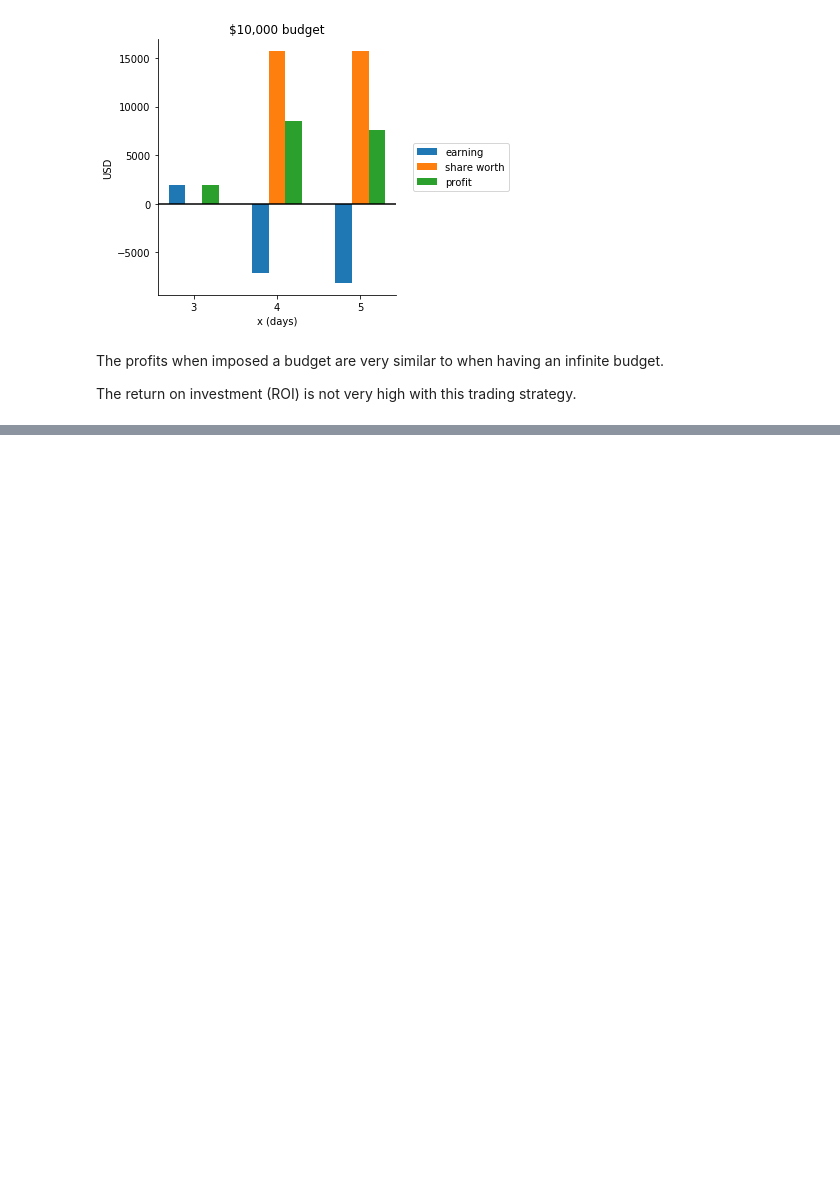
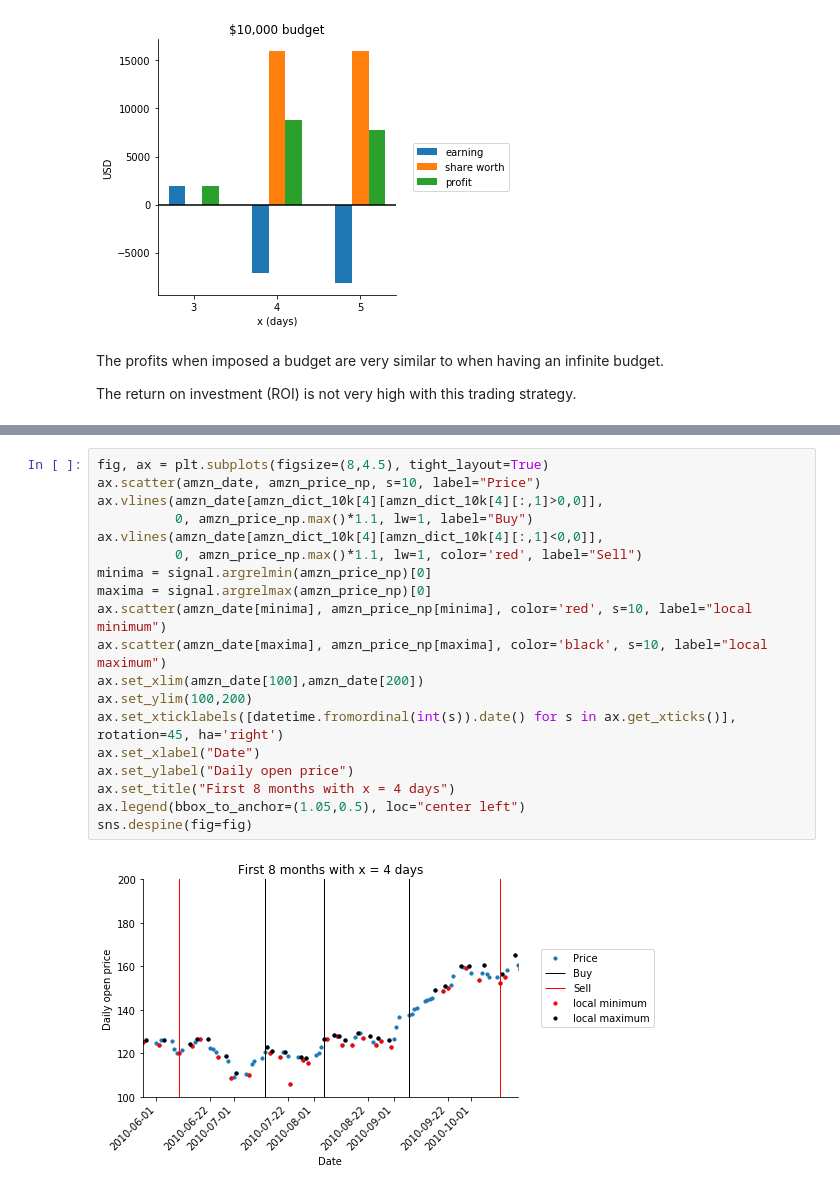
Before and after one commit to hoangvanphan/fun_projects, a Jupyter notebook: trading_strategy/stock_trading.ipynb, the cells around one changed output, grey strips where cells are left out. Drawn from its saved outputs; the diff is of its cells as text; blank space fills up the shorter version.

```diff
--- a/trading_strategy/stock_trading.ipynb
+++ b/trading_strategy/stock_trading.ipynb
@@ -293,0 +309,21 @@ It is obvious that sometimes shares are sold at a price lower than it was most r
+# %%
+fig, ax = plt.subplots(figsize=(8,4.5), tight_layout=True)
+ax.scatter(amzn_date, amzn_price_np, s=10, label="Price")
+ax.vlines(amzn_date[amzn_dict_10k[4][amzn_dict_10k[4][:,1]>0,0]],
+          0, amzn_price_np.max()*1.1, lw=1, label="Buy")
+ax.vlines(amzn_date[amzn_dict_10k[4][amzn_dict_10k[4][:,1]<0,0]],
+          0, amzn_price_np.max()*1.1, lw=1, color='red', label="Sell")
+minima = signal.argrelmin(amzn_price_np)[0]
+maxima = signal.argrelmax(amzn_price_np)[0]
+ax.scatter(amzn_date[minima], amzn_price_np[minima], color='red', s=10, label="local minimum")
+ax.scatter(amzn_date[maxima], amzn_price_np[maxima], color='black', s=10, label="local maximum")
+ax.set_xlim(amzn_date[100],amzn_date[200])
+ax.set_ylim(100,200)
+ax.set_xticklabels([datetime.fromordinal(int(s)).date() for s in ax.get_xticks()], rotation=45, ha='right')
+ax.set_xlabel("Date")
+ax.set_ylabel("Daily open price")
+ax.set_title("First 8 months with x = 4 days")
+ax.legend(bbox_to_anchor=(1.05,0.5), loc="center left")
+sns.despine(fig=fig)
+# %% [output]
+[figure, added]
```
Also changed, not shown: parts of 34 cells of this notebook.
